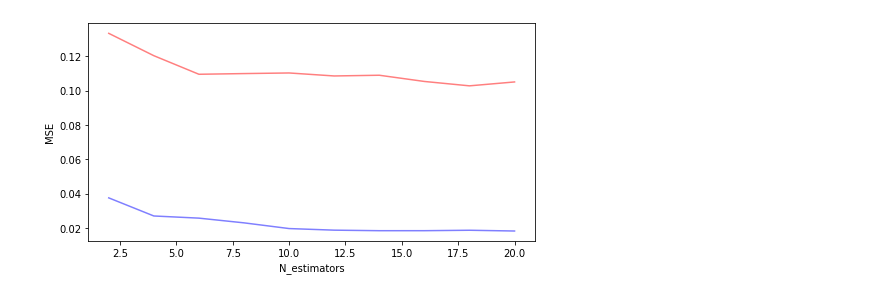
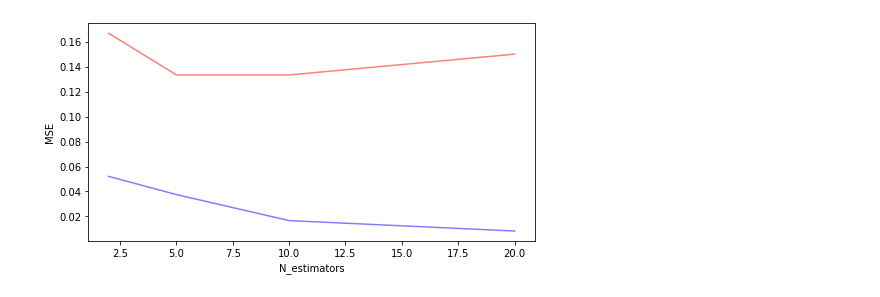
Before and after one commit to katerynakononova/ML, a Jupyter notebook: Python/08 Classification Tree.ipynb, the cells around one changed output. Saved outputs shown, nothing was run; the diff lists cells and outputs as text; code cells hidden in the pictures.

```diff
--- a/Python/08 Classification Tree.ipynb
+++ b/Python/08 Classification Tree.ipynb
@@ -81,7 +80,7 @@ def rf_best_n_estimator(X_train, X_test, y_train, y_test, n):
     mse_train = []
     mse_test = []
     for i in n:
-        rf = RandomForestRegressor(n_estimators=i, random_state=10).fit(X_train, y_train)
+        rf = RandomForestClassifier(n_estimators=i, random_state=10).fit(X_train, y_train)
         mse_train.append(mean_squared_error(y_train, rf.predict(X_train)))
         mse_test.append(mean_squared_error(y_test, rf.predict(X_test)))
     fig, ax = plt.subplots(figsize=(8, 4))
@@ -91,10 +90,10 @@ def rf_best_n_estimator(X_train, X_test, y_train, y_test, n):
     ax.set_xlabel("N_estimators")
 # %%
 # The optimal number of trees
-from sklearn.ensemble import RandomForestRegressor
-rf_best_n_estimator(X_train, X_test, y_train, y_test, [2, 4, 6, 8, 10, 12, 14, 16, 18, 20])
+from sklearn.ensemble import RandomForestClassifier
+rf_best_n_estimator(X_train, X_test, y_train, y_test, [2, 5, 10, 15, 20])
 # %% [output]
-[figure, old version]
+[figure, new version]
 # %%
 def rf_max_leaf_nodes(X_train, X_test, y_train, y_test, n):
     mse_train = []
```
Also changed, not shown: parts of 12 cells of this notebook.
